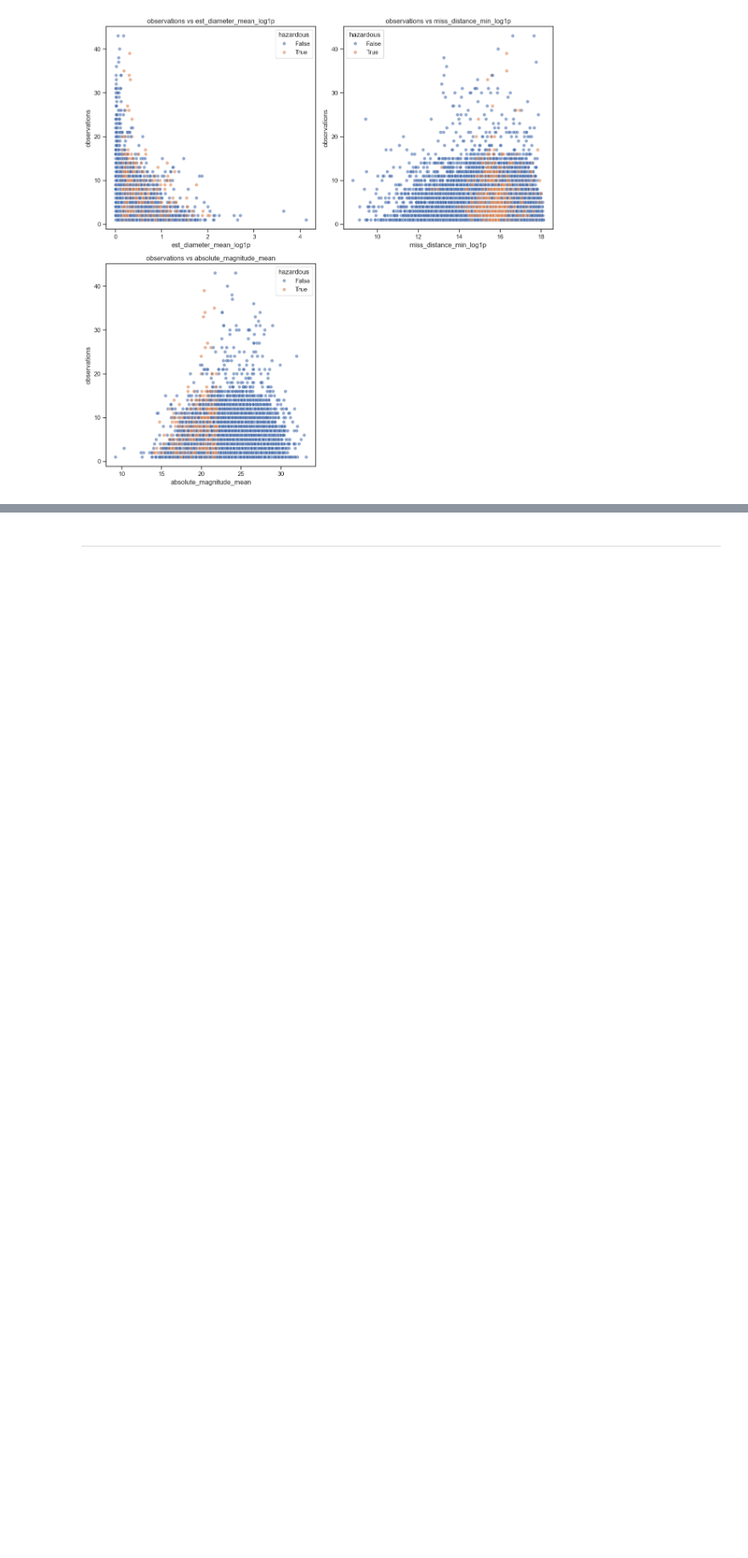
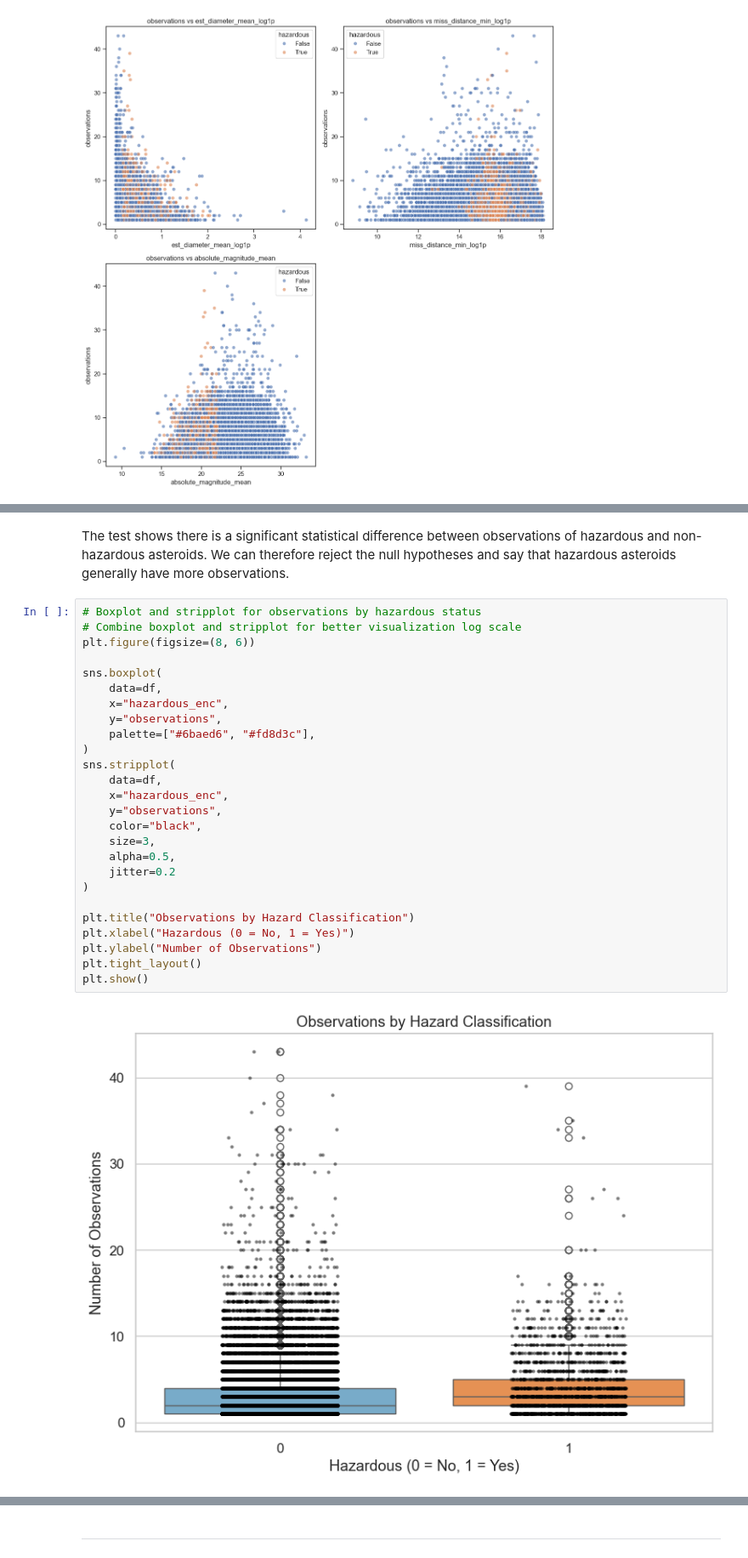
Before and after one commit to Mikeecee1/Near-Earth-Asteroid-Analysis, a Jupyter notebook: jupyter_notebooks/Visualisation.ipynb, the cells around one changed output, grey strips where cells are left out. Shown at 85% size. Cells and saved outputs as stored; diff of their text form; blank space fills up the shorter version.

Commit message:
completed hypothesis tests, added summary and conclusions to visualisations

```diff
--- a/jupyter_notebooks/Visualisation.ipynb
+++ b/jupyter_notebooks/Visualisation.ipynb
@@ -823,0 +882,30 @@ plt.show()
+# %% [markdown]
+The test shows there is a significant statistical difference between observations of hazardous and non-hazardous asteroids. We can therefore reject the null hypotheses and say that hazardous asteroids generally have more observations.
+# %%
+# Boxplot and stripplot for observations by hazardous status
+# Combine boxplot and stripplot for better visualization log scale
+plt.figure(figsize=(8, 6))
+
+sns.boxplot(
+    data=df,
+    x="hazardous_enc",
+    y="observations",
+    palette=["#6baed6", "#fd8d3c"],
+)
+sns.stripplot(
+    data=df,
+    x="hazardous_enc",
+    y="observations",
+    color="black",
+    size=3,
+    alpha=0.5,
+    jitter=0.2
+)
+
+plt.title("Observations by Hazard Classification")
+plt.xlabel("Hazardous (0 = No, 1 = Yes)")
+plt.ylabel("Number of Observations")
+plt.tight_layout()
+plt.show()
+# %% [output]
+[figure, added]
```
Also changed, not shown: parts of 16 cells of this notebook.
